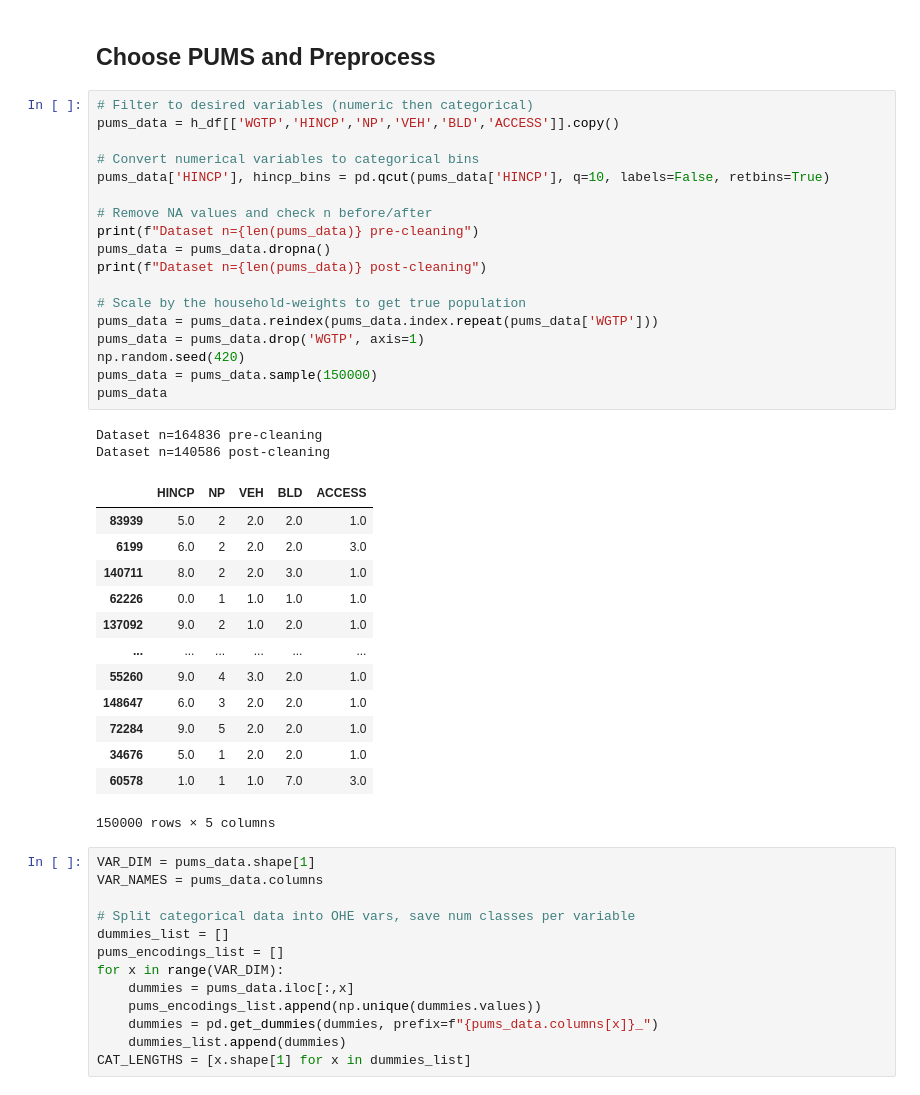
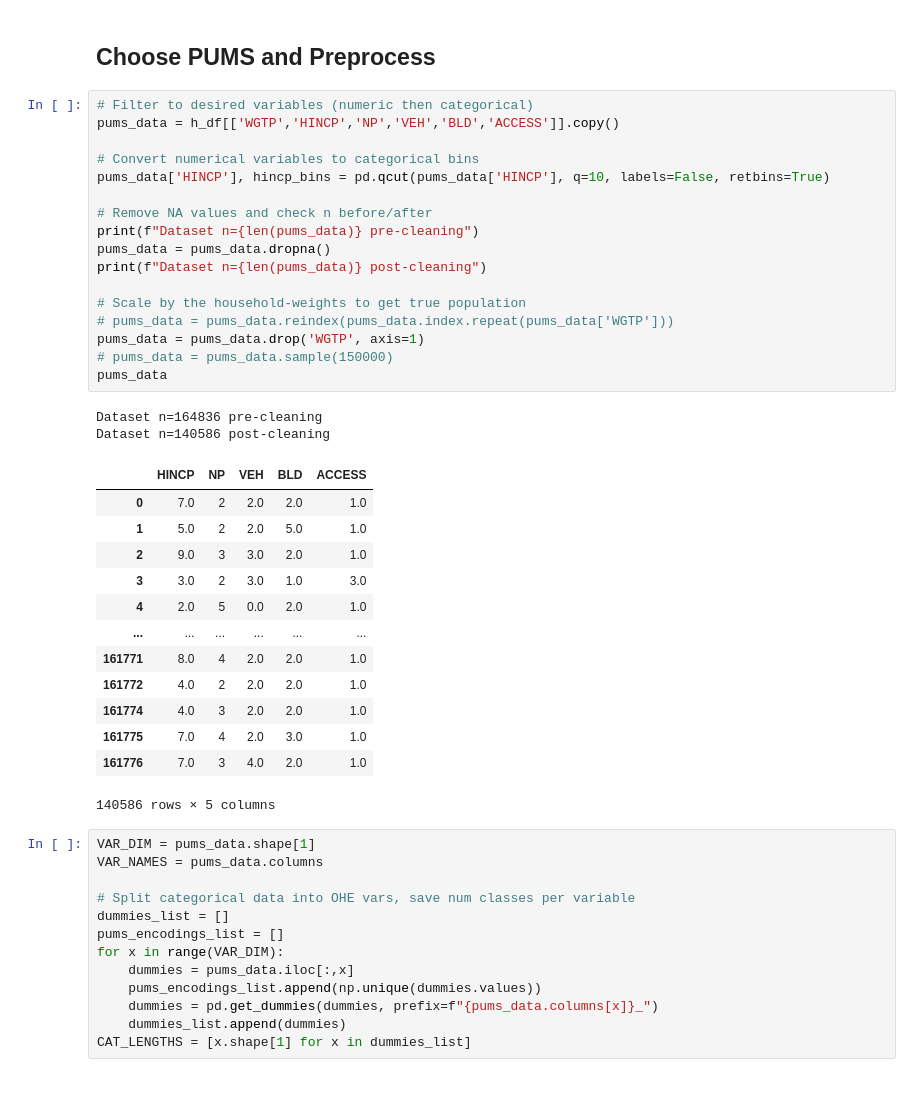
Before and after one commit to zackAemmer/generative_synthesis, a Jupyter notebook: household_synthesizer.ipynb, the cells around one changed output. Cells and saved outputs as stored; diff of their text form.

```diff
--- a/household_synthesizer.ipynb
+++ b/household_synthesizer.ipynb
@@ -23,37 +23,36 @@ h_df = pd.read_csv("data/PUMS_2017_5YR_WA/psam_h53.csv")
 # %%
 # Filter to desired variables (numeric then categorical)
 pums_data = h_df[['WGTP','HINCP','NP','VEH','BLD','ACCESS']].copy()
 
 # Convert numerical variables to categorical bins
 pums_data['HINCP'], hincp_bins = pd.qcut(pums_data['HINCP'], q=10, labels=False, retbins=True)
 
 # Remove NA values and check n before/after
 print(f"Dataset n={len(pums_data)} pre-cleaning")
 pums_data = pums_data.dropna()
 print(f"Dataset n={len(pums_data)} post-cleaning")
 
 # Scale by the household-weights to get true population
-pums_data = pums_data.reindex(pums_data.index.repeat(pums_data['WGTP']))
+# pums_data = pums_data.reindex(pums_data.index.repeat(pums_data['WGTP']))
 pums_data = pums_data.drop('WGTP', axis=1)
-np.random.seed(420)
-pums_data = pums_data.sample(150000)
+# pums_data = pums_data.sample(150000)
 pums_data
 # %% [output]
 Dataset n=164836 pre-cleaning
 Dataset n=140586 post-cleaning
 |  | HINCP | NP | VEH | BLD | ACCESS |
-| 83939 | 5.0 | 2 | 2.0 | 2.0 | 1.0 |
-| 6199 | 6.0 | 2 | 2.0 | 2.0 | 3.0 |
-| 140711 | 8.0 | 2 | 2.0 | 3.0 | 1.0 |
-| 62226 | 0.0 | 1 | 1.0 | 1.0 | 1.0 |
-| 137092 | 9.0 | 2 | 1.0 | 2.0 | 1.0 |
+| 0 | 7.0 | 2 | 2.0 | 2.0 | 1.0 |
+| 1 | 5.0 | 2 | 2.0 | 5.0 | 1.0 |
+| 2 | 9.0 | 3 | 3.0 | 2.0 | 1.0 |
+| 3 | 3.0 | 2 | 3.0 | 1.0 | 3.0 |
+| 4 | 2.0 | 5 | 0.0 | 2.0 | 1.0 |
 | ... | ... | ... | ... | ... | ... |
-| 55260 | 9.0 | 4 | 3.0 | 2.0 | 1.0 |
-| 148647 | 6.0 | 3 | 2.0 | 2.0 | 1.0 |
-| 72284 | 9.0 | 5 | 2.0 | 2.0 | 1.0 |
-| 34676 | 5.0 | 1 | 2.0 | 2.0 | 1.0 |
-| 60578 | 1.0 | 1 | 1.0 | 7.0 | 3.0 |
+| 161771 | 8.0 | 4 | 2.0 | 2.0 | 1.0 |
+| 161772 | 4.0 | 2 | 2.0 | 2.0 | 1.0 |
+| 161774 | 4.0 | 3 | 2.0 | 2.0 | 1.0 |
+| 161775 | 7.0 | 4 | 2.0 | 3.0 | 1.0 |
+| 161776 | 7.0 | 3 | 4.0 | 2.0 | 1.0 |
-150000 rows × 5 columns
+140586 rows × 5 columns
 # %%
 VAR_DIM = pums_data.shape[1]
 VAR_NAMES = pums_data.columns
```
Also changed, not shown: parts of 15 cells of this notebook, 6 other files.
